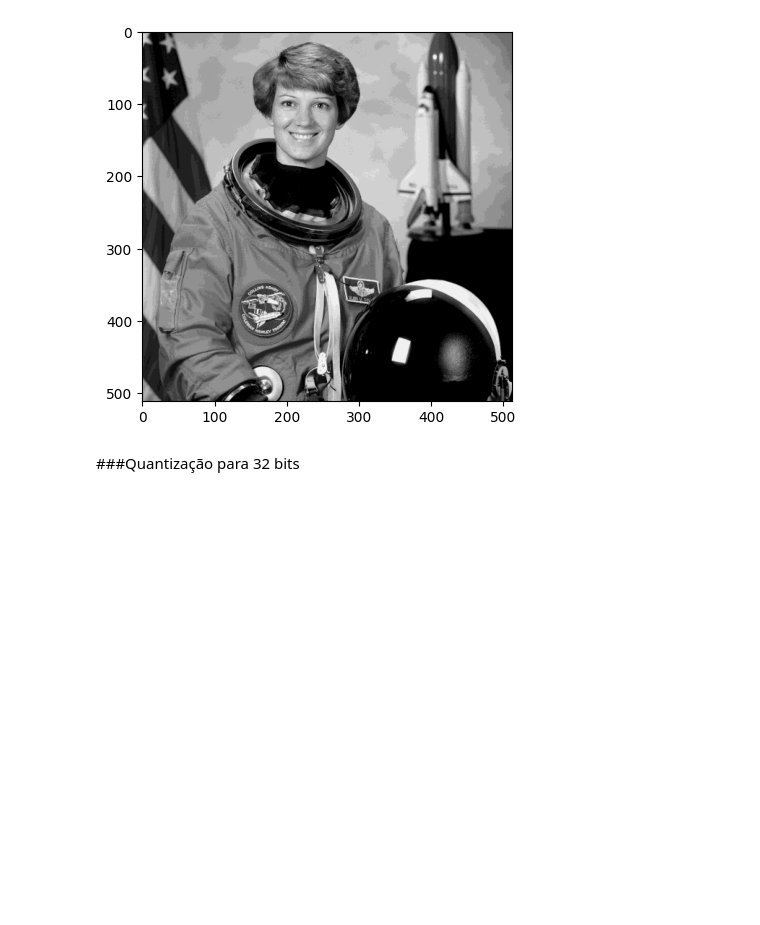
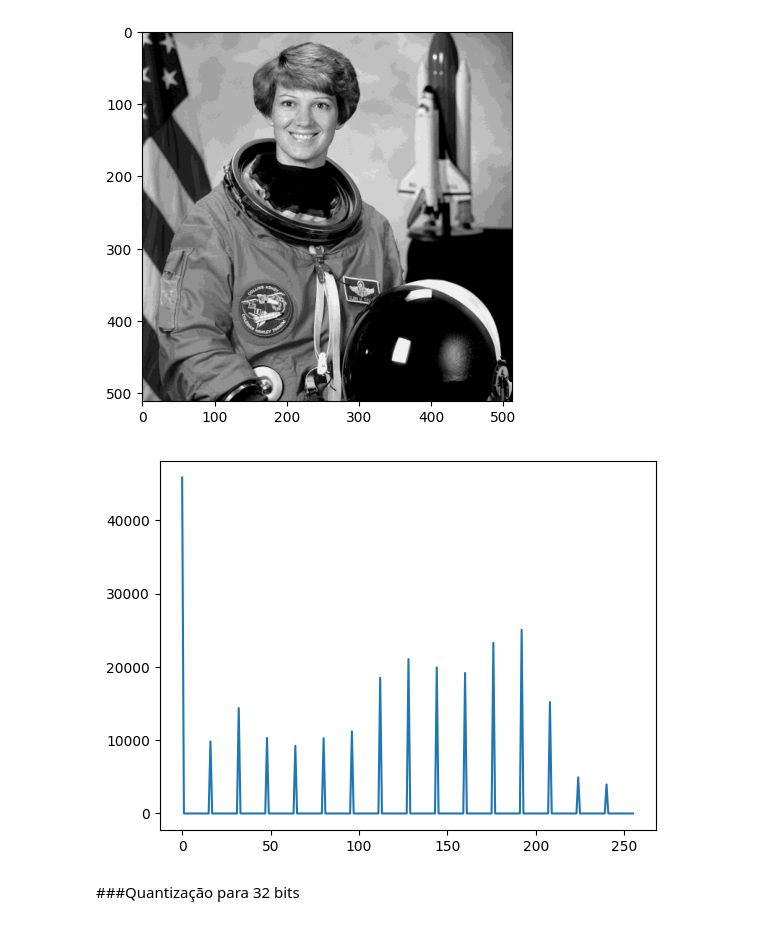
Before and after one commit to IagoMagalhaes23/BBP1026---PROCESSAMENTO-DIGITAL-DE-IMAGENS, a Jupyter notebook: Efeito_da_quantização_e_amostragem_Iago_Magalhaes.ipynb, the cells around one changed output. Saved outputs shown, nothing was run; the diff lists cells and outputs as text; code cells hidden in the pictures; blank space fills up the shorter version.

```diff
--- a/Efeito_da_quantização_e_amostragem_Iago_Magalhaes.ipynb
+++ b/Efeito_da_quantização_e_amostragem_Iago_Magalhaes.ipynb
@@ -123,6 +121,13 @@ plt.show()
 # %% [output]
 16
 [figure]
+# %%
+#Histograma
+hist16b = cv2.calcHist([imagem16b],[0],None,[256],[0,256])
+plt.plot(hist16b)
+plt.show()
+# %% [output]
+[figure, added]
 # %% [markdown]
 ###Quantização para 32 bits
 # %%
```
Also changed, not shown: parts of 6 cells of this notebook.
